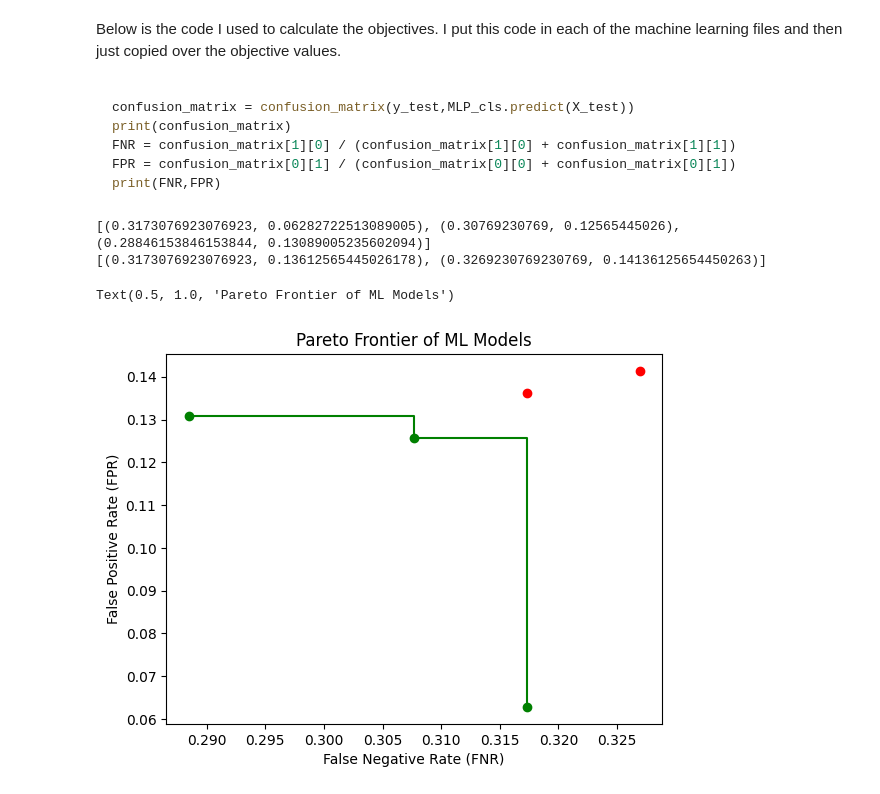
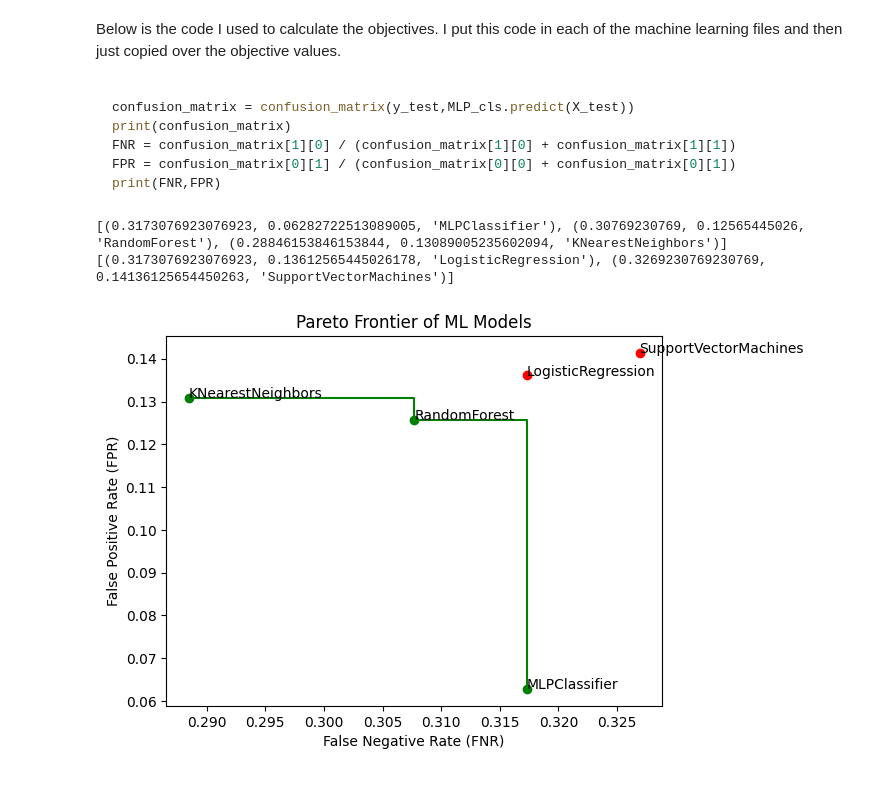
Before and after one commit to vmallela0/titanic-mogp, a Jupyter notebook: ml_pareto_frontier.ipynb, the cells around one changed output. Cells and saved outputs as stored; diff of their text form; code cells hidden in the pictures.

Commit message:
Added labels for pareto Frontier

````diff
--- a/ml_pareto_frontier.ipynb
+++ b/ml_pareto_frontier.ipynb
@@ -26,11 +26,11 @@ FPR = confusion_matrix[0][1] / (confusion_matrix[0][0] + confusion_matrix[0][1])
 print(FNR,FPR)
 ```
 # %%
-ankith_MLP = (0.3173076923076923,0.06282722513089005)#
-jenny_log = (0.3173076923076923,0.13612565445026178)#
-ethan_SVM = (0.3269230769230769,0.14136125654450263)#
-vedu_random = (0.30769230769,0.12565445026)#
-vidit_k_nearest= (0.28846153846153844,0.13089005235602094)
+ankith_MLP = (0.3173076923076923,0.06282722513089005,"MLPClassifier")#
+jenny_log = (0.3173076923076923,0.13612565445026178,"LogisticRegression")#
+ethan_SVM = (0.3269230769230769,0.14136125654450263,"SupportVectorMachines")#
+vedu_random = (0.30769230769,0.12565445026,"RandomForest")#
+vidit_k_nearest= (0.28846153846153844,0.13089005235602094,"KNearestNeighbors")
 ml_models = (ankith_MLP,jenny_log,ethan_SVM,vedu_random,vidit_k_nearest)
 # %%
 #ind1 and ind2 are each tuples of objectives that we wish to minimize. This function returns 1 if dominant, 0 if co-dominant, -1 if dominated.
@@ -56,20 +56,23 @@ for model1 in ml_models:
 print(pareto_frontier)
 print(non_frontier)
 # %% [output]
-[(0.3173076923076923, 0.06282722513089005), (0.30769230769, 0.12565445026), (0.28846153846153844, 0.13089005235602094)]
-[(0.3173076923076923, 0.13612565445026178), (0.3269230769230769, 0.14136125654450263)]
+[(0.3173076923076923, 0.06282722513089005, 'MLPClassifier'), (0.30769230769, 0.12565445026, 'RandomForest'), (0.28846153846153844, 0.13089005235602094, 'KNearestNeighbors')]
+[(0.3173076923076923, 0.13612565445026178, 'LogisticRegression'), (0.3269230769230769, 0.14136125654450263, 'SupportVectorMachines')]
 # %%
 pareto_frontier_x = [model[0] for model in pareto_frontier]
 pareto_frontier_y = [model[1] for model in pareto_frontier]
 non_frontier_x = [model[0] for model in non_frontier]
 non_frontier_y = [model[1] for model in non_frontier]
 
 plt.scatter(non_frontier_x,non_frontier_y,color="r")
 plt.scatter(pareto_frontier_x,pareto_frontier_y,color="g")
 plt.plot(pareto_frontier_x,pareto_frontier_y, color="g",drawstyle='steps') #Doesn't draw Steps post when I set drawstyle to 'steps-post'?
 plt.xlabel("False Negative Rate (FNR)")
 plt.ylabel("False Positive Rate (FPR)")
 plt.title("Pareto Frontier of ML Models")
+#Adds Labels to each model
+for model in ml_models:
+    plt.text(model[0],model[1],model[2])
+plt.show()
 # %% [output]
-Text(0.5, 1.0, 'Pareto Frontier of ML Models')
-[figure, old version]
+[figure, new version]
````
Also changed, not shown: parts of 1 cell of this notebook.
